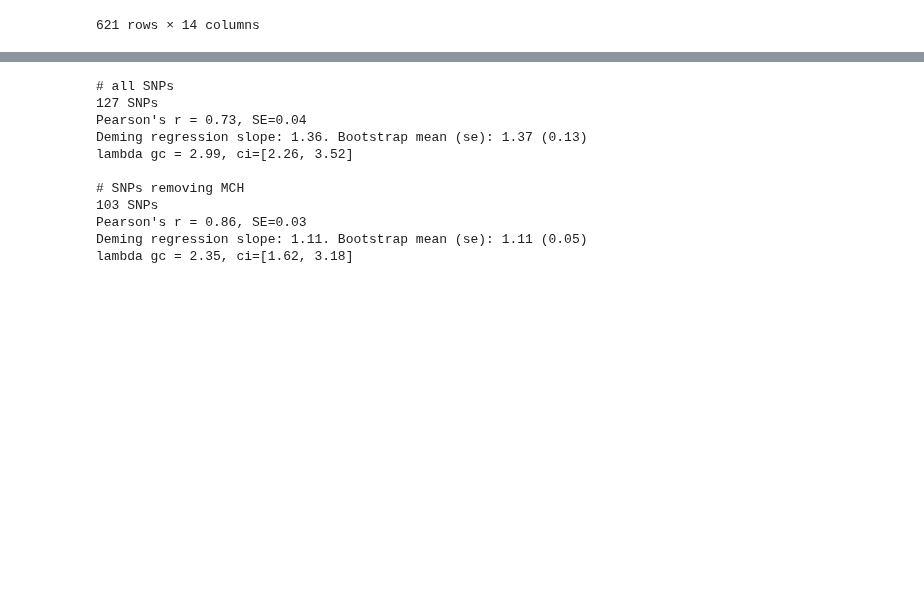
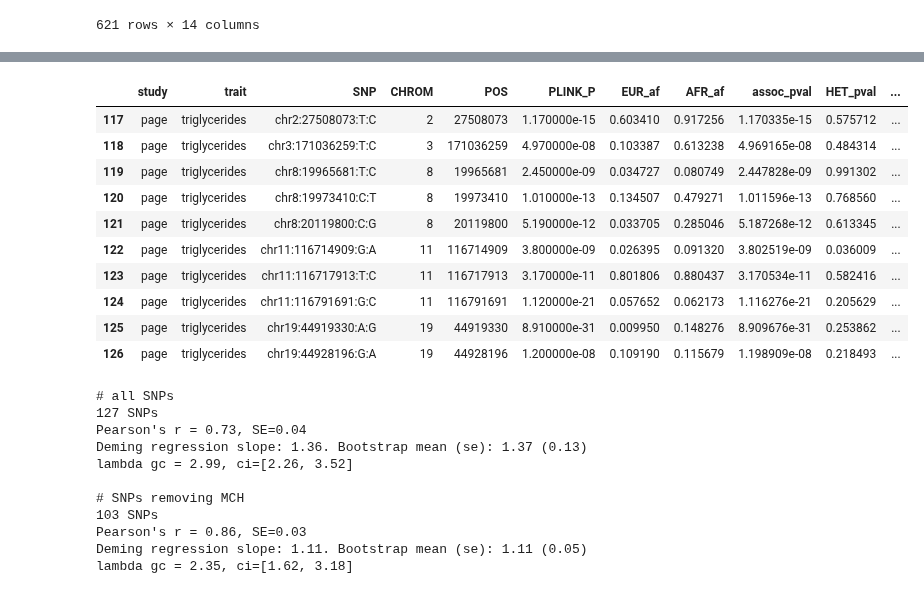
Before and after one commit to KangchengHou/admix-genet-cor, a Jupyter notebook: experiments/05-real-locus/02-plot-locus-het.ipynb, the cells around one changed output, grey strips where cells are left out. Drawn from its saved outputs; the diff is of its cells as text; code cells hidden in the pictures; blank space fills up the shorter version.

```diff
--- a/experiments/05-real-locus/02-plot-locus-het.ipynb
+++ b/experiments/05-real-locus/02-plot-locus-het.ipynb
@@ -125,3 +141,17 @@ mch_chr16_snps = df_assoc.trait.isin(["MCH"]) & (df_assoc.CHROM == 16)
+# %%
+df_assoc[df_assoc.trait == "triglycerides"]
+# %% [output]
+|  | study | trait | SNP | CHROM | POS | PLINK_P | EUR_af | AFR_af | assoc_pval | HET_pval | ... |
+| 117 | page | triglycerides | chr2:27508073:T:C | 2 | 27508073 | 1.170000e-15 | 0.603410 | 0.917256 | 1.170335e-15 | 0.575712 | ... |
+| 118 | page | triglycerides | chr3:171036259:T:C | 3 | 171036259 | 4.970000e-08 | 0.103387 | 0.613238 | 4.969165e-08 | 0.484314 | ... |
+| 119 | page | triglycerides | chr8:19965681:T:C | 8 | 19965681 | 2.450000e-09 | 0.034727 | 0.080749 | 2.447828e-09 | 0.991302 | ... |
+| 120 | page | triglycerides | chr8:19973410:C:T | 8 | 19973410 | 1.010000e-13 | 0.134507 | 0.479271 | 1.011596e-13 | 0.768560 | ... |
+| 121 | page | triglycerides | chr8:20119800:C:G | 8 | 20119800 | 5.190000e-12 | 0.033705 | 0.285046 | 5.187268e-12 | 0.613345 | ... |
+| 122 | page | triglycerides | chr11:116714909:G:A | 11 | 116714909 | 3.800000e-09 | 0.026395 | 0.091320 | 3.802519e-09 | 0.036009 | ... |
+| 123 | page | triglycerides | chr11:116717913:T:C | 11 | 116717913 | 3.170000e-11 | 0.801806 | 0.880437 | 3.170534e-11 | 0.582416 | ... |
+| 124 | page | triglycerides | chr11:116791691:G:C | 11 | 116791691 | 1.120000e-21 | 0.057652 | 0.062173 | 1.116276e-21 | 0.205629 | ... |
+| 125 | page | triglycerides | chr19:44919330:A:G | 19 | 44919330 | 8.910000e-31 | 0.009950 | 0.148276 | 8.909676e-31 | 0.253862 | ... |
+| 126 | page | triglycerides | chr19:44928196:G:A | 19 | 44928196 | 1.200000e-08 | 0.109190 | 0.115679 | 1.198909e-08 | 0.218493 | ... |
 # %%
 print("# all SNPs")
 report_assoc(df_assoc)
```
Also changed, not shown: parts of 2 cells of this notebook, 5 other files.
